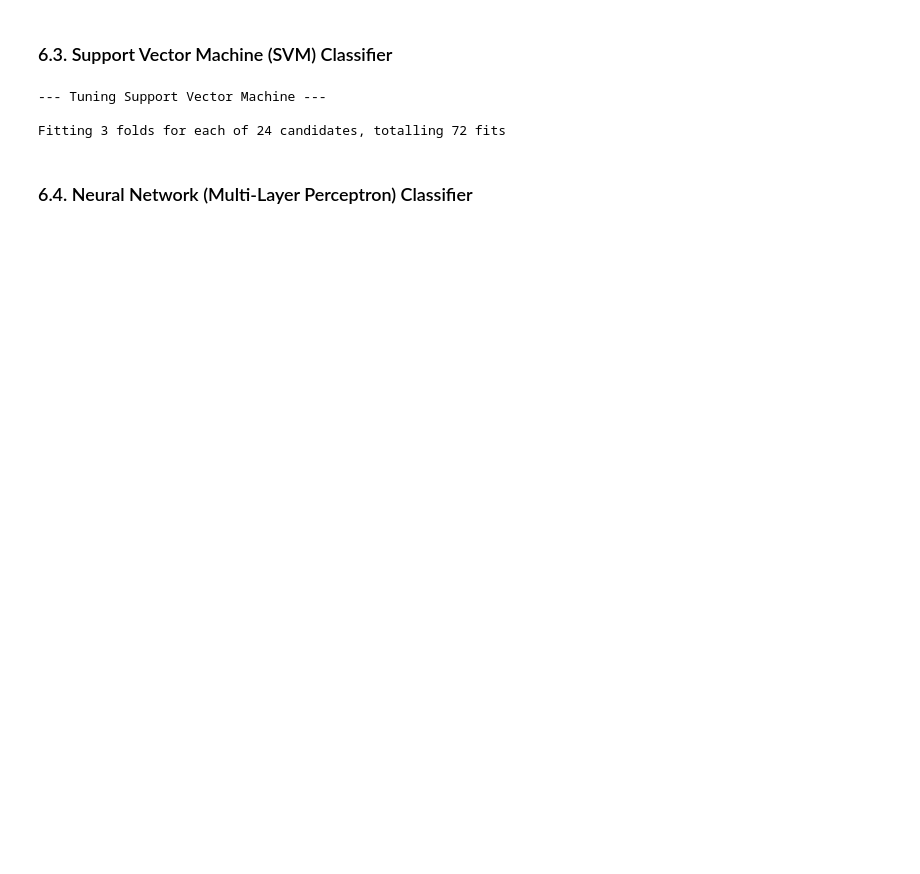
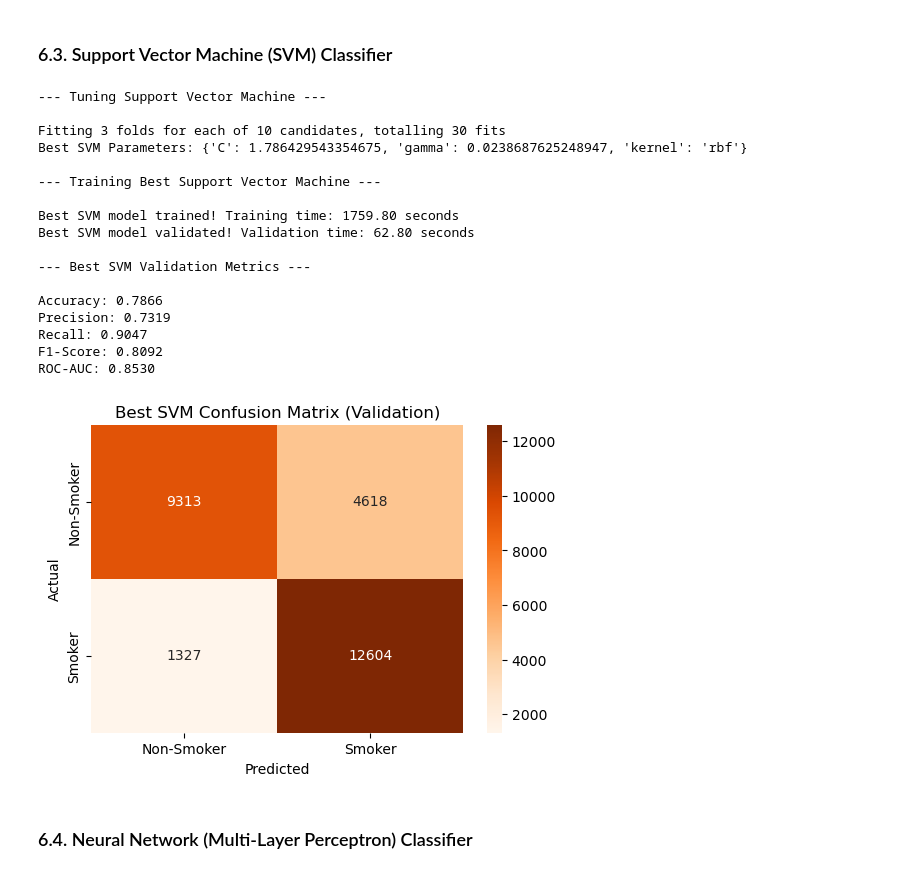
Before and after one commit to bernas013/Project2-AI, a Jupyter notebook: Project_AI_2.ipynb, the cells around one changed output. Drawn from its saved outputs; the diff is of its cells as text; code cells hidden in the pictures; blank space fills up the shorter version.

```diff
--- a/Project_AI_2.ipynb
+++ b/Project_AI_2.ipynb
@@ -586,7 +591,7 @@ if 'X_train_processed' in locals():
     n_search_iter = 10
 
     random_search_svm = RandomizedSearchCV(
-        SVC(probability=False, random_state=42, cache_size=1200),
+        SVC(probability=True, random_state=42, cache_size=1200),
         param_distributions=svm_param_dist,
         n_iter=n_search_iter,
         cv=3,
@@ -608,7 +613,7 @@ if 'X_train_processed' in locals():
     print("\n--- Training Best Support Vector Machine ---\n")
     start_time_svm_train = time.time()
     best_svm_classifier.fit(X_train_processed, y_train)
-    end_time_svm_train = time.time()colab
+    end_time_svm_train = time.time()
     training_time_svm = end_time_svm_train - start_time_svm_train
     training_times['SVM'] = training_time_svm
     print(f"Best SVM model trained! Training time: {training_time_svm:.2f} seconds")
@@ -622,34 +627,49 @@ if 'X_train_processed' in locals():
     print(f"Best SVM model validated! Validation time: {validation_time_svm:.2f} seconds")
 
     # Evaluate the model
     accuracy_svm = accuracy_score(y_val, y_pred_svm)
     precision_svm = precision_score(y_val, y_pred_svm)
     recall_svm = recall_score(y_val, y_pred_svm)
     f1_svm = f1_score(y_val, y_pred_svm)
     roc_auc_svm = roc_auc_score(y_val, best_svm_classifier.predict_proba(X_val_processed)[:, 1])
     cm_svm = confusion_matrix(y_val, y_pred_svm)
     model_performance['SVM'] = {'Accuracy': accuracy_svm, 'Precision': precision_svm, 'Recall': recall_svm, 'F1-Score': f1_svm, 'ROC-AUC': roc_auc_svm}
 
     print("\n--- Best SVM Validation Metrics ---\n")
     print(f"Accuracy: {accuracy_svm:.4f}")
     print(f"Precision: {precision_svm:.4f}")
     print(f"Recall: {recall_svm:.4f}")
     print(f"F1-Score: {f1_svm:.4f}")
-    print(f"ROC-AUC: {roc_auc_svm:.4f}")
+    print(f"ROC-AUC: {roc_auc_svm:.4f}\n")
 
     # Display the confusion matrix
     plt.figure(figsize=(6, 4))
     sns.heatmap(cm_svm, annot=True, fmt='d', cmap='Oranges',
                 xticklabels=['Non-Smoker', 'Smoker'], yticklabels=['Non-Smoker', 'Smoker'])
     plt.title('Best SVM Confusion Matrix (Validation)')
     plt.xlabel('Predicted')
     plt.ylabel('Actual')
     plt.show()
 else:
     print("Processed training data not available for SVM.")
 # %% [output]
 --- Tuning Support Vector Machine ---
 
-Fitting 3 folds for each of 24 candidates, totalling 72 fits
+Fitting 3 folds for each of 10 candidates, totalling 30 fits
+Best SVM Parameters: {'C': 1.786429543354675, 'gamma': 0.0238687625248947, 'kernel': 'rbf'}
+
+--- Training Best Support Vector Machine ---
+
+Best SVM model trained! Training time: 1759.80 seconds
+Best SVM model validated! Validation time: 62.80 seconds
+
+--- Best SVM Validation Metrics ---
+
+Accuracy: 0.7866
+Precision: 0.7319
+Recall: 0.9047
+F1-Score: 0.8092
+ROC-AUC: 0.8530
+[figure, added]
 # %% [markdown]
 ### 6.4. Neural Network (Multi-Layer Perceptron) Classifier
```
Also changed, not shown: parts of 12 cells of this notebook.
